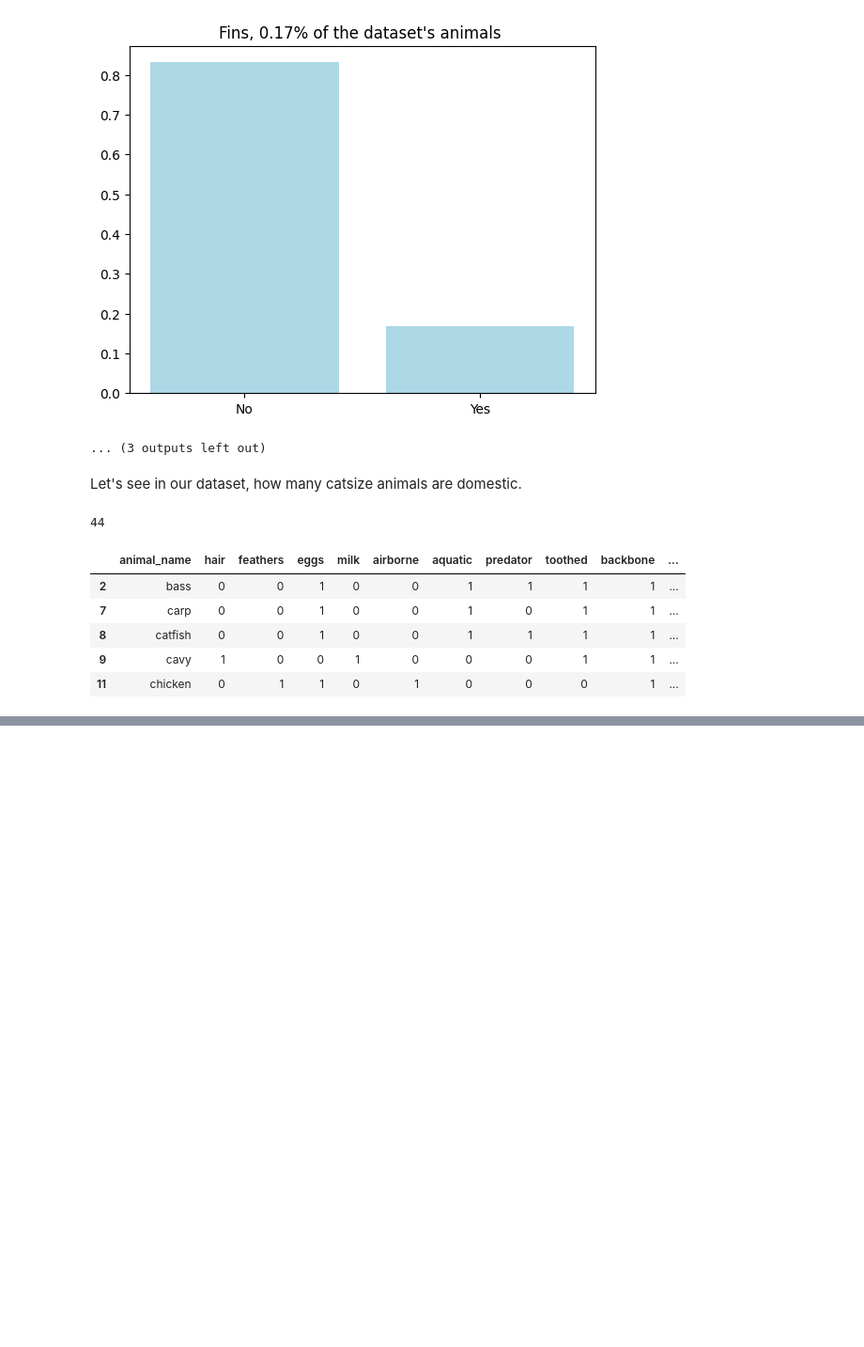
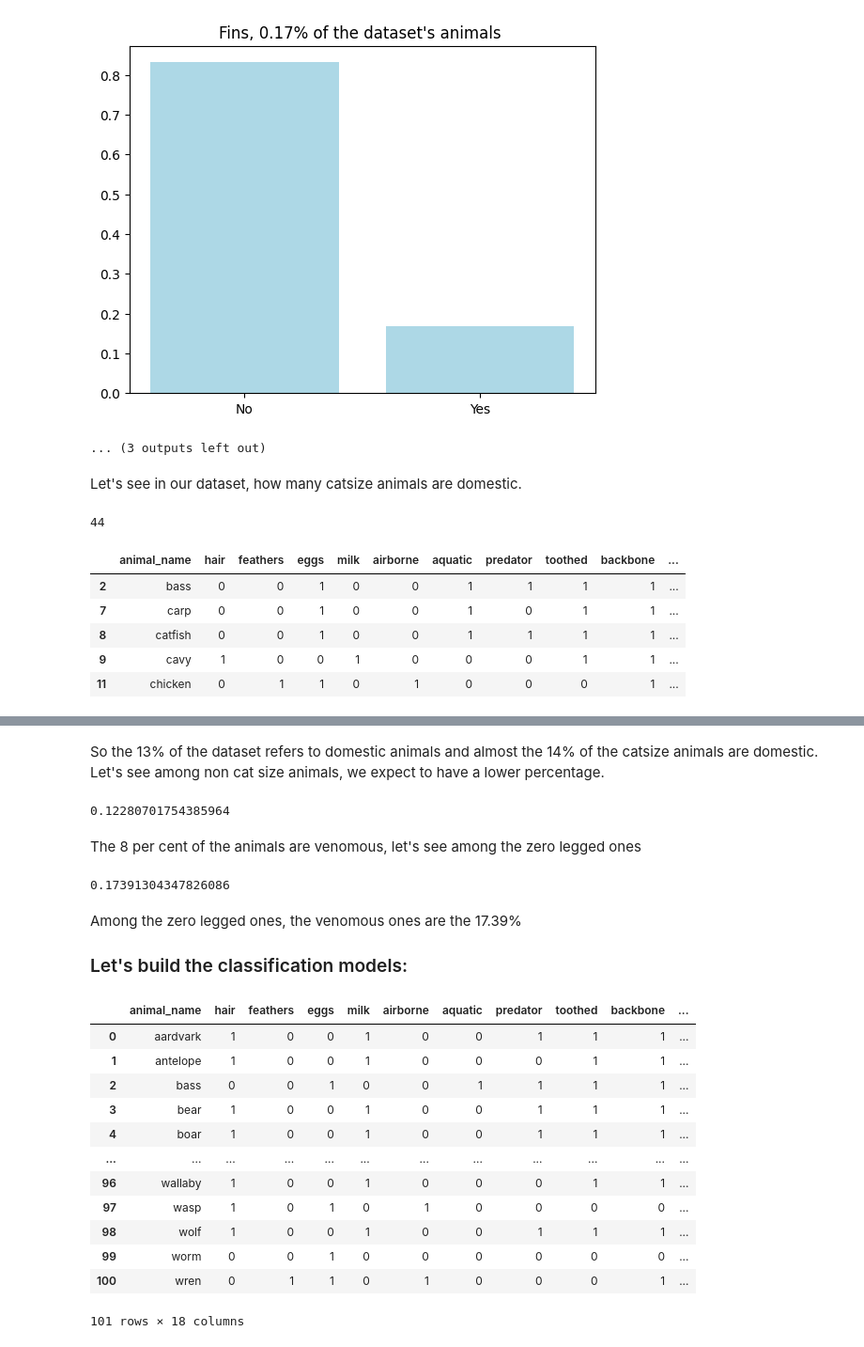
Before and after one commit to b8niiii/project, a Jupyter notebook: animal_notebook.ipynb, the cells around one changed output, grey strips where cells are left out. Shown at 94% size. Saved outputs shown, nothing was run; the diff lists cells and outputs as text; code cells hidden in the pictures; blank space fills up the shorter version.

```diff
--- a/animal_notebook.ipynb
+++ b/animal_notebook.ipynb
@@ -102,0 +105,36 @@ per_cat_dom
+# %% [markdown]
+So the 13% of the dataset refers to domestic animals and almost the 14% of the catsize animals are domestic.
+Let's see among non cat size animals, we expect to have a lower percentage.
+# %%
+non_cat_dom = zoo[~mask][zoo.domestic == True]
+per_non_cat_dom = len(non_cat_dom)/len(zoo[~mask])
+per_non_cat_dom
+# %% [output]
+0.12280701754385964
+# %% [markdown]
+The 8 per cent of the animals are venomous, let's see among the zero legged ones
+# %%
+mask1 = zoo['legs']== 0
+len(zoo[mask1][zoo.venomous == True])/len(zoo[mask1])
+# %% [output]
+0.17391304347826086
+# %% [markdown]
+Among the zero legged ones, the venomous ones are the 17.39%
+
+### Let's build the classification models:
+# %%
+zoo
+# %% [output]
+|  | animal_name | hair | feathers | eggs | milk | airborne | aquatic | predator | toothed | backbone | ... |
+| 0 | aardvark | 1 | 0 | 0 | 1 | 0 | 0 | 1 | 1 | 1 | ... |
+| 1 | antelope | 1 | 0 | 0 | 1 | 0 | 0 | 0 | 1 | 1 | ... |
+| 2 | bass | 0 | 0 | 1 | 0 | 0 | 1 | 1 | 1 | 1 | ... |
+| 3 | bear | 1 | 0 | 0 | 1 | 0 | 0 | 1 | 1 | 1 | ... |
+| 4 | boar | 1 | 0 | 0 | 1 | 0 | 0 | 1 | 1 | 1 | ... |
+| ... | ... | ... | ... | ... | ... | ... | ... | ... | ... | ... | ... |
+| 96 | wallaby | 1 | 0 | 0 | 1 | 0 | 0 | 0 | 1 | 1 | ... |
+| 97 | wasp | 1 | 0 | 1 | 0 | 1 | 0 | 0 | 0 | 0 | ... |
+| 98 | wolf | 1 | 0 | 0 | 1 | 0 | 0 | 1 | 1 | 1 | ... |
+| 99 | worm | 0 | 0 | 1 | 0 | 0 | 0 | 0 | 0 | 0 | ... |
+| 100 | wren | 0 | 1 | 1 | 0 | 1 | 0 | 0 | 0 | 1 | ... |
+101 rows × 18 columns
```
Also changed, not shown: parts of 10 cells of this notebook, 1 other file.
